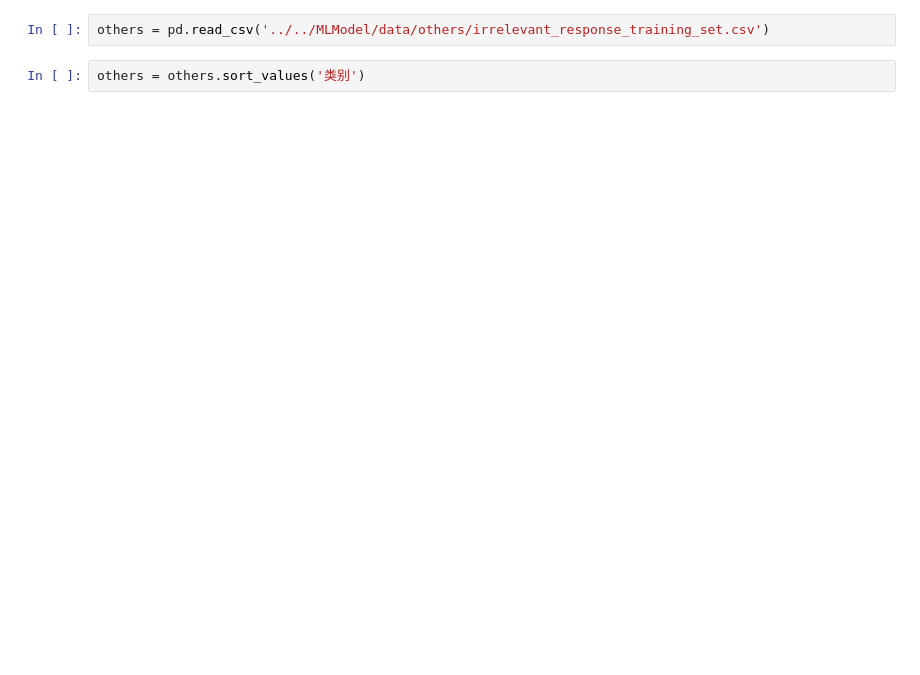
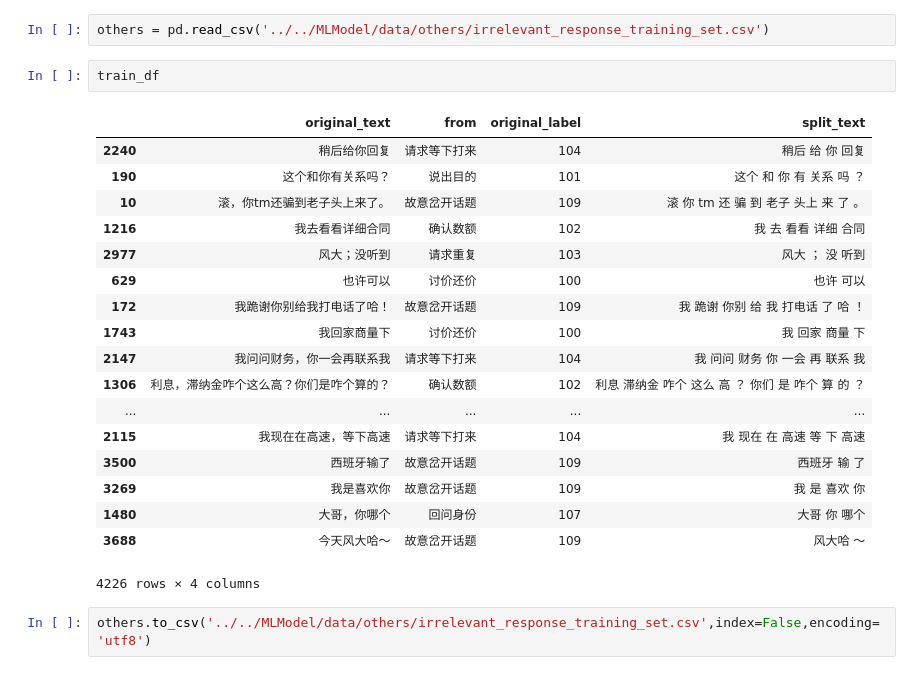
Before and after one commit to TSLNIHAOGIT/Chatbot1.0_ss, a Jupyter notebook: EVALUATION/DATA/evaluate_data_other_Kfold.ipynb, the cells around one changed output. Drawn from its saved outputs; the diff is of its cells as text; blank space fills up the shorter version.

```diff
--- a/EVALUATION/DATA/evaluate_data_other_Kfold.ipynb
+++ b/EVALUATION/DATA/evaluate_data_other_Kfold.ipynb
@@ -123,5 +141,26 @@ eval_mat(data.original_label.values,all_preds)
 | precision | 0.752475 | 0.758475 | 0.813056 | 0.870253 | 0.799722 | 0.855072 | 0.682353 | 0.782486 | 0.824074 | 0.821077 | ... |
 # %%
 others = pd.read_csv('../../MLModel/data/others/irrelevant_response_training_set.csv')
-# %%
-others = others.sort_values('类别')
+# %%
+train_df
+# %% [output]
+|  | original_text | from | original_label | split_text |
+| 2240 | 稍后给你回复 | 请求等下打来 | 104 | 稍后 给 你 回复 |
+| 190 | 这个和你有关系吗？ | 说出目的 | 101 | 这个 和 你 有 关系 吗 ？ |
+| 10 | 滚，你tm还骗到老子头上来了。 | 故意岔开话题 | 109 | 滚 你 tm 还 骗 到 老子 头上 来 了 。 |
+| 1216 | 我去看看详细合同 | 确认数额 | 102 | 我 去 看看 详细 合同 |
+| 2977 | 风大；没听到 | 请求重复 | 103 | 风大 ； 没 听到 |
+| 629 | 也许可以 | 讨价还价 | 100 | 也许 可以 |
+| 172 | 我跪谢你别给我打电话了哈！ | 故意岔开话题 | 109 | 我 跪谢 你别 给 我 打电话 了 哈 ！ |
+| 1743 | 我回家商量下 | 讨价还价 | 100 | 我 回家 商量 下 |
+| 2147 | 我问问财务，你一会再联系我 | 请求等下打来 | 104 | 我 问问 财务 你 一会 再 联系 我 |
+| 1306 | 利息，滞纳金咋个这么高？你们是咋个算的？ | 确认数额 | 102 | 利息 滞纳金 咋个 这么 高 ？ 你们 是 咋个 算 的 ？ |
+| ... | ... | ... | ... | ... |
+| 2115 | 我现在在高速，等下高速 | 请求等下打来 | 104 | 我 现在 在 高速 等 下 高速 |
+| 3500 | 西班牙输了 | 故意岔开话题 | 109 | 西班牙 输 了 |
+| 3269 | 我是喜欢你 | 故意岔开话题 | 109 | 我 是 喜欢 你 |
+| 1480 | 大哥，你哪个 | 回问身份 | 107 | 大哥 你 哪个 |
+| 3688 | 今天风大哈～ | 故意岔开话题 | 109 | 风大哈 ～ |
+4226 rows × 4 columns
+# %%
+others.to_csv('../../MLModel/data/others/irrelevant_response_training_set.csv',index=False,encoding='utf8')
```
Also changed, not shown: parts of 11 cells of this notebook, 10 other files.
